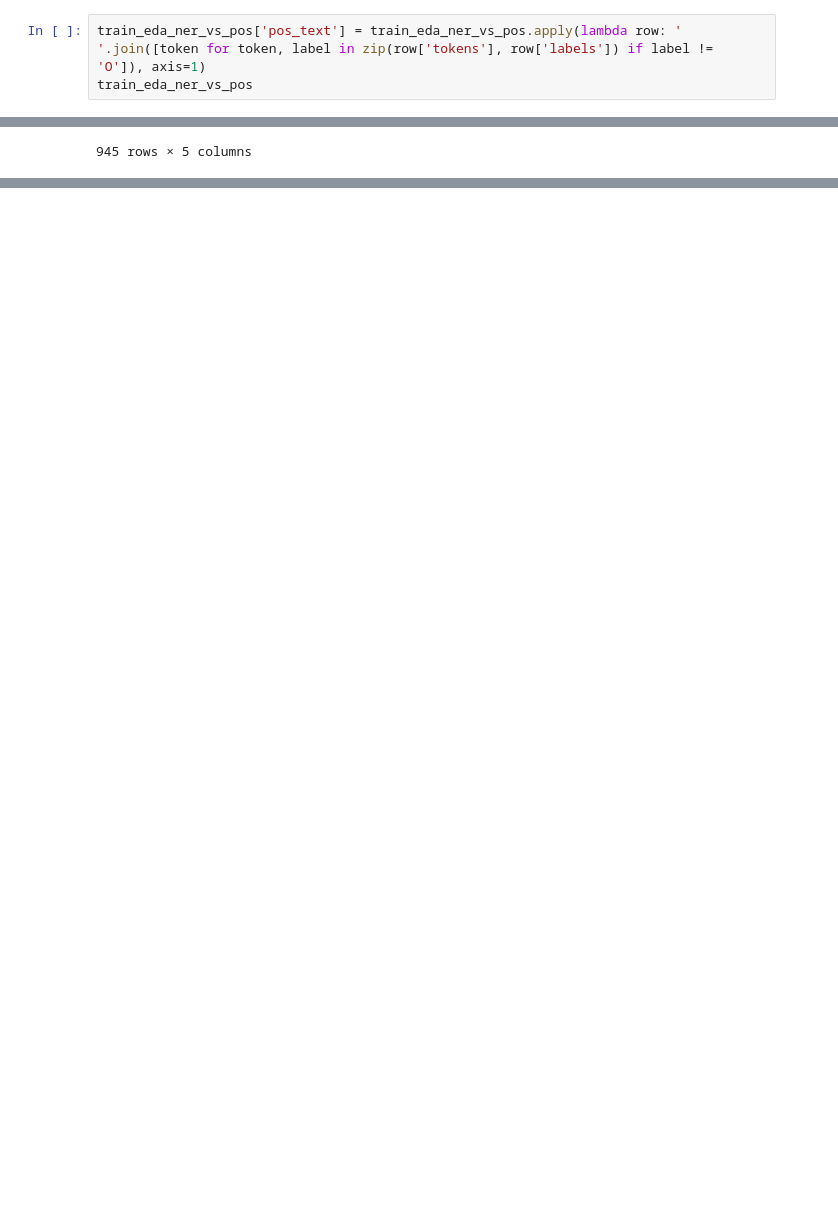
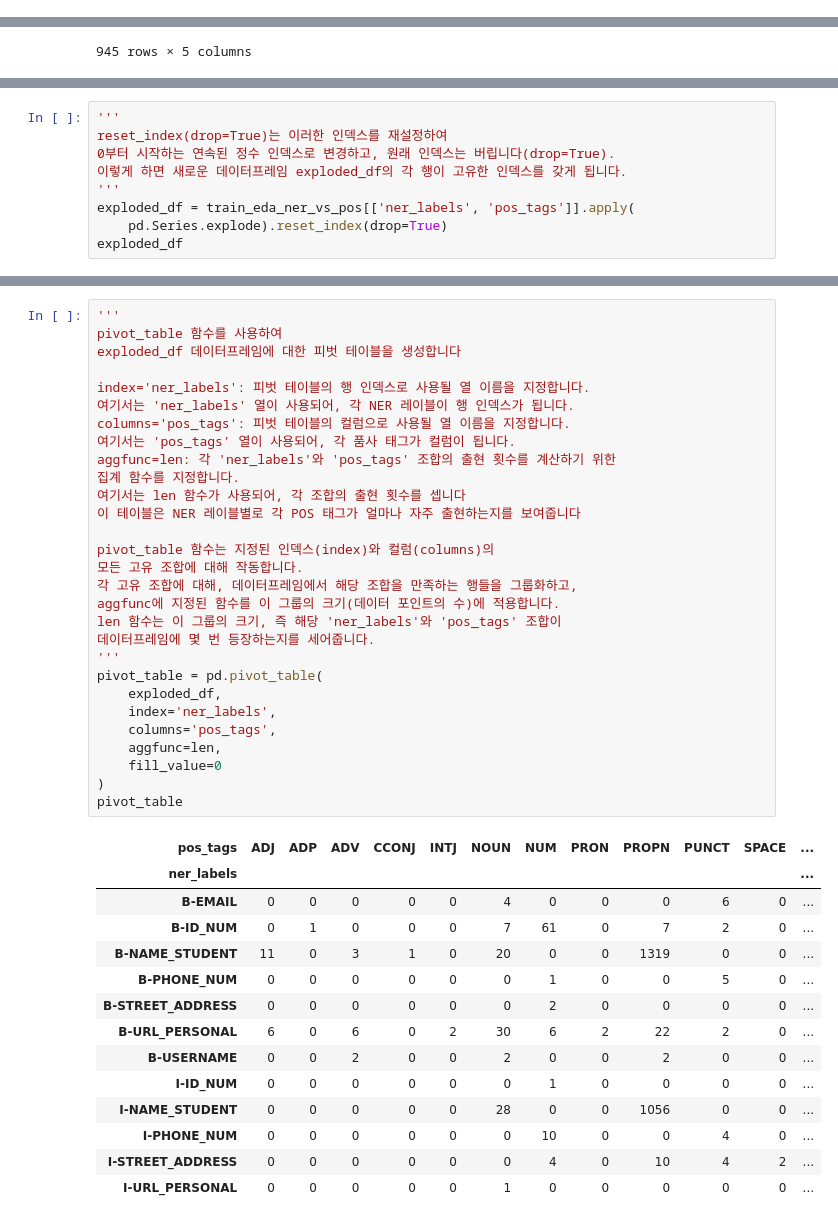
Before and after one commit to philosucker/PII-detection, a Jupyter notebook: pii-eda.ipynb, the cells around one changed output, grey strips where cells are left out. Saved outputs shown, nothing was run; the diff lists cells and outputs as text; blank space fills up the shorter version.

```diff
--- a/pii-eda.ipynb
+++ b/pii-eda.ipynb
@@ -1181,6 +1176,3 @@ train_eda_ner_vs_pos
 | 5239 | 19280 | [Learning, Launch, based, on, Des... | [O, O, O, O, O, O, O, O, O, O, O,... | [B-ID_NUM, I-ID_NUM] |
 | 6005 | 20984 | [Design, Thinking, –, Visualizati... | [O, O, O, O, O, O, B-ID_NUM, O, O... | [B-ID_NUM] |
 945 rows × 4 columns
-# %%
-train_eda_ner_vs_pos['pos_text'] = train_eda_ner_vs_pos.apply(lambda row: ' '.join([token for token, label in zip(row['tokens'], row['labels']) if label != 'O']), axis=1)
-train_eda_ner_vs_pos
@@ -1239,0 +1316,9 @@ train_eda_ner_vs_pos
+# %%
+'''
+reset_index(drop=True)는 이러한 인덱스를 재설정하여
+0부터 시작하는 연속된 정수 인덱스로 변경하고, 원래 인덱스는 버립니다(drop=True).
+이렇게 하면 새로운 데이터프레임 exploded_df의 각 행이 고유한 인덱스를 갖게 됩니다.
+'''
+exploded_df = train_eda_ner_vs_pos[['ner_labels', 'pos_tags']].apply(
+    pd.Series.explode).reset_index(drop=True)
+exploded_df
@@ -1239,0 +1339,44 @@ train_eda_ner_vs_pos
+# %%
+'''
+pivot_table 함수를 사용하여
+exploded_df 데이터프레임에 대한 피벗 테이블을 생성합니다
+
+index='ner_labels': 피벗 테이블의 행 인덱스로 사용될 열 이름을 지정합니다.
+여기서는 'ner_labels' 열이 사용되어, 각 NER 레이블이 행 인덱스가 됩니다.
+columns='pos_tags': 피벗 테이블의 컬럼으로 사용될 열 이름을 지정합니다.
+여기서는 'pos_tags' 열이 사용되어, 각 품사 태그가 컬럼이 됩니다.
+aggfunc=len: 각 'ner_labels'와 'pos_tags' 조합의 출현 횟수를 계산하기 위한
+집계 함수를 지정합니다.
+여기서는 len 함수가 사용되어, 각 조합의 출현 횟수를 셉니다
+이 테이블은 NER 레이블별로 각 POS 태그가 얼마나 자주 출현하는지를 보여줍니다
+
+pivot_table 함수는 지정된 인덱스(index)와 컬럼(columns)의
+모든 고유 조합에 대해 작동합니다.
+각 고유 조합에 대해, 데이터프레임에서 해당 조합을 만족하는 행들을 그룹화하고,
+aggfunc에 지정된 함수를 이 그룹의 크기(데이터 포인트의 수)에 적용합니다.
+len 함수는 이 그룹의 크기, 즉 해당 'ner_labels'와 'pos_tags' 조합이
+데이터프레임에 몇 번 등장하는지를 세어줍니다.
+'''
+pivot_table = pd.pivot_table(
+    exploded_df,
+    index='ner_labels',
+    columns='pos_tags',
+    aggfunc=len,
+    fill_value=0
+)
+pivot_table
+# %% [output]
+| pos_tags | ADJ | ADP | ADV | CCONJ | INTJ | NOUN | NUM | PRON | PROPN | PUNCT | SPACE | ... |
+| ner_labels |  |  |  |  |  |  |  |  |  |  |  | ... |
+| B-EMAIL | 0 | 0 | 0 | 0 | 0 | 4 | 0 | 0 | 0 | 6 | 0 | ... |
+| B-ID_NUM | 0 | 1 | 0 | 0 | 0 | 7 | 61 | 0 | 7 | 2 | 0 | ... |
+| B-NAME_STUDENT | 11 | 0 | 3 | 1 | 0 | 20 | 0 | 0 | 1319 | 0 | 0 | ... |
+| B-PHONE_NUM | 0 | 0 | 0 | 0 | 0 | 0 | 1 | 0 | 0 | 5 | 0 | ... |
+| B-STREET_ADDRESS | 0 | 0 | 0 | 0 | 0 | 0 | 2 | 0 | 0 | 0 | 0 | ... |
+| B-URL_PERSONAL | 6 | 0 | 6 | 0 | 2 | 30 | 6 | 2 | 22 | 2 | 0 | ... |
+| B-USERNAME | 0 | 0 | 2 | 0 | 0 | 2 | 0 | 0 | 2 | 0 | 0 | ... |
+| I-ID_NUM | 0 | 0 | 0 | 0 | 0 | 0 | 1 | 0 | 0 | 0 | 0 | ... |
+| I-NAME_STUDENT | 0 | 0 | 0 | 0 | 0 | 28 | 0 | 0 | 1056 | 0 | 0 | ... |
+| I-PHONE_NUM | 0 | 0 | 0 | 0 | 0 | 0 | 10 | 0 | 0 | 4 | 0 | ... |
+| I-STREET_ADDRESS | 0 | 0 | 0 | 0 | 0 | 0 | 4 | 0 | 10 | 4 | 2 | ... |
+| I-URL_PERSONAL | 0 | 0 | 0 | 0 | 0 | 1 | 0 | 0 | 0 | 0 | 0 | ... |
```
Also changed, not shown: parts of 14 cells of this notebook.
